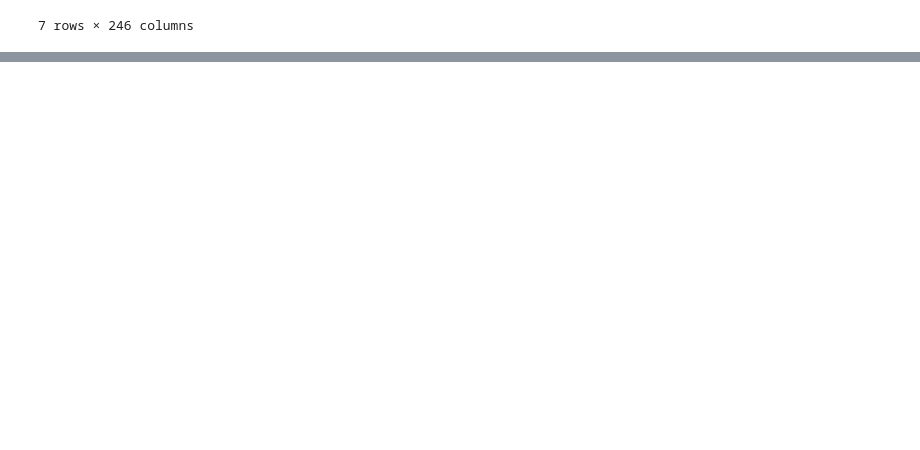
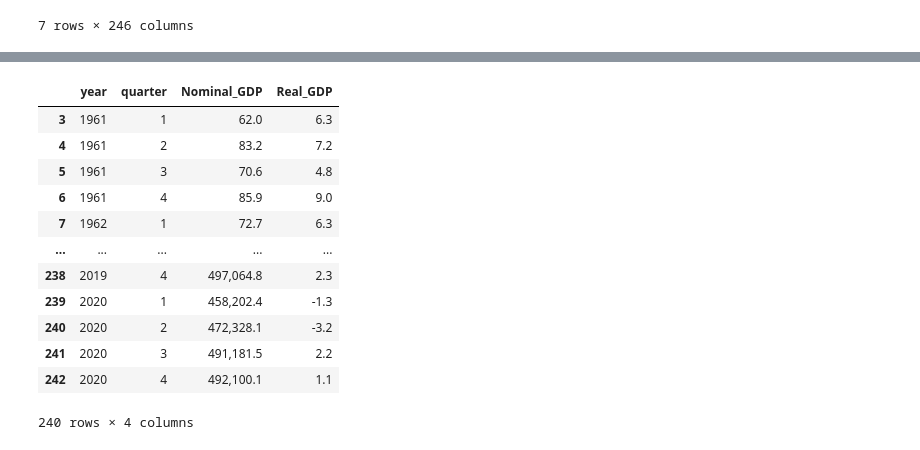
Before and after one commit to blackbutterfly0852/property_python, a Jupyter notebook: 230109 내집마련파이썬_1_3_파이썬라이브러리.ipynb, the cells around one changed output, grey strips where cells are left out. Cells and saved outputs as stored; diff of their text form; code cells hidden in the pictures; blank space fills up the shorter version.

```diff
--- a/230109 내집마련파이썬_1_3_파이썬라이브러리.ipynb
+++ b/230109 내집마련파이썬_1_3_파이썬라이브러리.ipynb
@@ -67,0 +99,18 @@ df
+# %%
+# 중간 '-'값 처리
+gdp = gdp[(gdp['year'] >=1961) & (gdp['year'] !=2021)]
+gdp
+# %% [output]
+|  | year | quarter | Nominal_GDP | Real_GDP |
+| 3 | 1961 | 1 | 62.0 | 6.3 |
+| 4 | 1961 | 2 | 83.2 | 7.2 |
+| 5 | 1961 | 3 | 70.6 | 4.8 |
+| 6 | 1961 | 4 | 85.9 | 9.0 |
+| 7 | 1962 | 1 | 72.7 | 6.3 |
+| ... | ... | ... | ... | ... |
+| 238 | 2019 | 4 | 497,064.8 | 2.3 |
+| 239 | 2020 | 1 | 458,202.4 | -1.3 |
+| 240 | 2020 | 2 | 472,328.1 | -3.2 |
+| 241 | 2020 | 3 | 491,181.5 | 2.2 |
+| 242 | 2020 | 4 | 492,100.1 | 1.1 |
+240 rows × 4 columns
```
Also changed, not shown: parts of 14 cells of this notebook.
